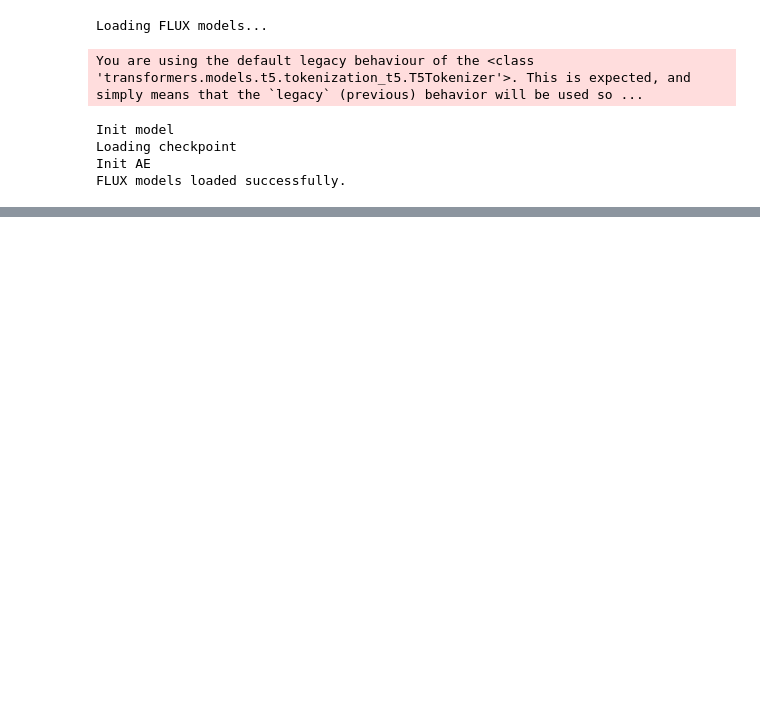
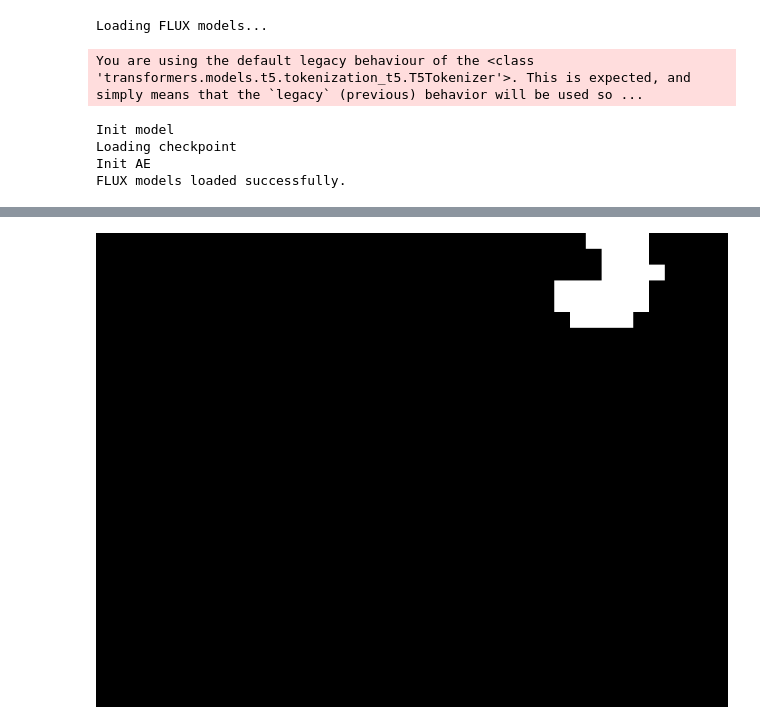
Before and after one commit to krafton-ai/Artiagent, a Jupyter notebook: src/flux_visualization.ipynb, the cells around one changed output, grey strips where cells are left out. Cells and saved outputs as stored; diff of their text form; code cells hidden in the pictures; blank space fills up the shorter version.

```diff
--- a/src/flux_visualization.ipynb
+++ b/src/flux_visualization.ipynb
@@ -374,0 +368,6 @@ Target indices sample: [1123, 1124, 1125, 1163, 1164, 1165, 1166, 1167, 1204, 12
+# %%
+mask_array = np.array(metadata['artifacts'][artifact_type]['annotation']['target_mask'], dtype=np.uint8)*255
+mask_image = Image.fromarray(mask_array)
+mask_image.show()
+# %% [output]
+[figure, added]
```
Also changed, not shown: parts of 7 cells of this notebook.
